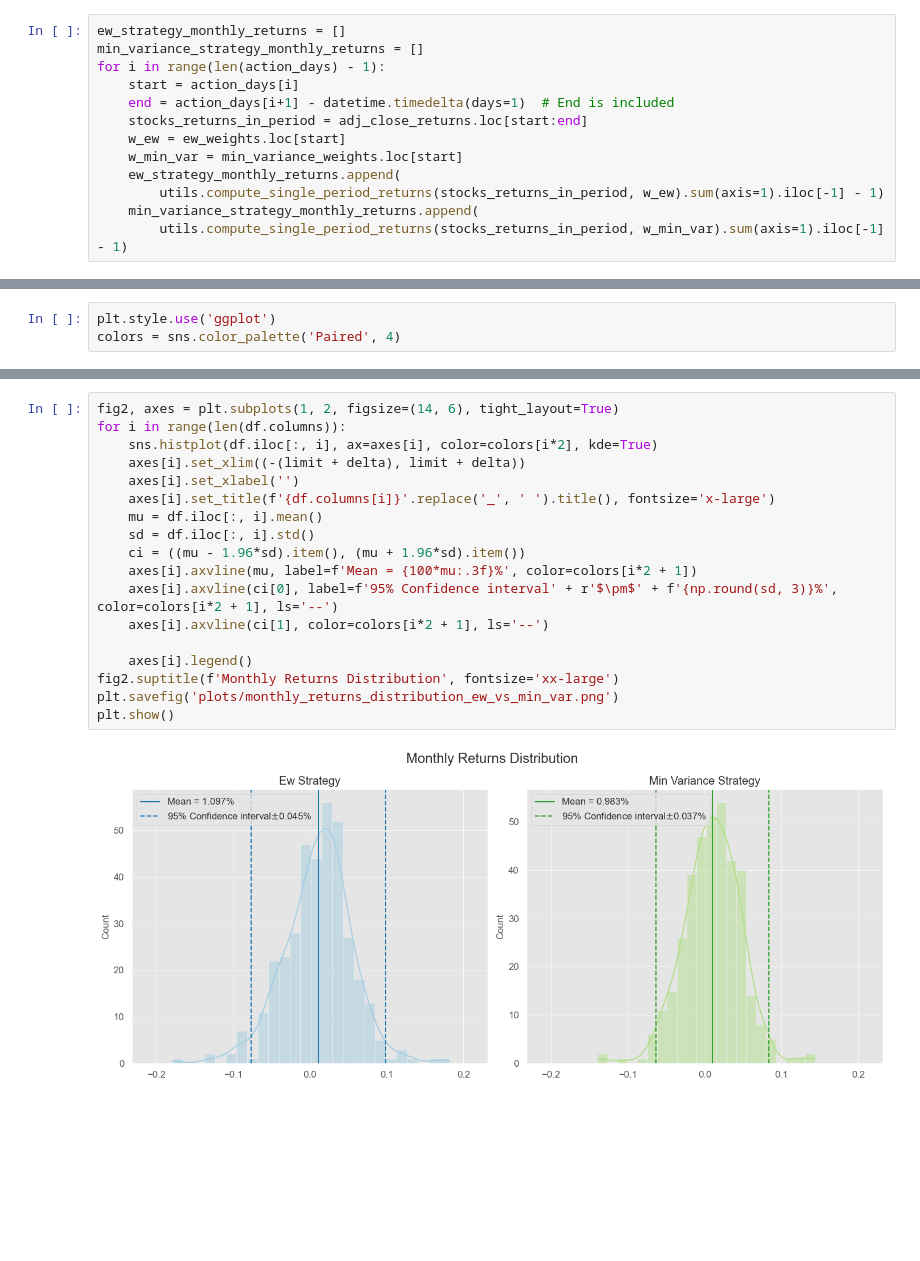
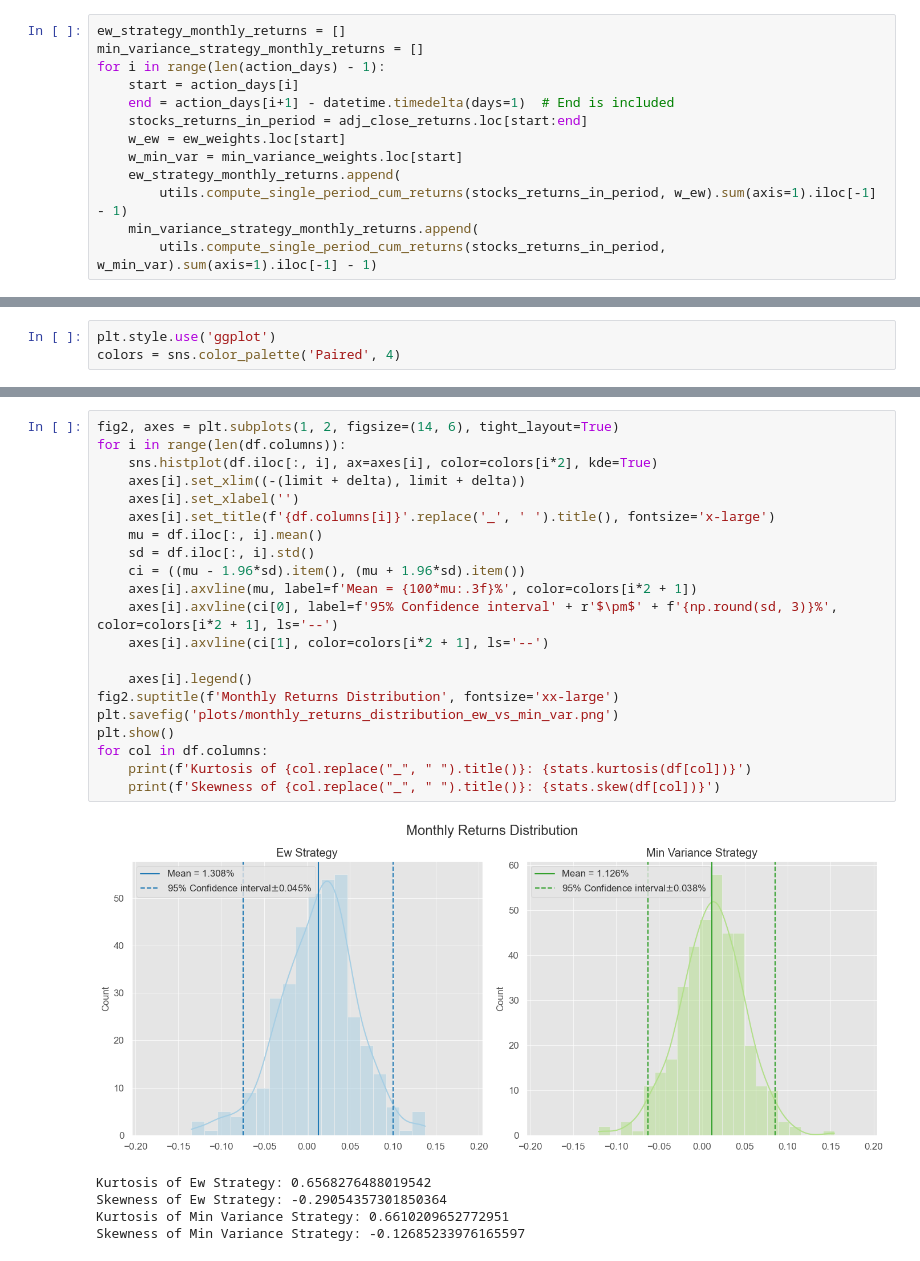
Before and after one commit to iltramont/MASTER_THESIS, a Jupyter notebook: run_strategies.ipynb, the cells around one changed output, grey strips where cells are left out. Cells and saved outputs as stored; diff of their text form; blank space fills up the shorter version.

```diff
--- a/run_strategies.ipynb
+++ b/run_strategies.ipynb
@@ -50,9 +51,9 @@ for i in range(len(action_days) - 1):
     w_ew = ew_weights.loc[start]
     w_min_var = min_variance_weights.loc[start]
     ew_strategy_monthly_returns.append(
-        utils.compute_single_period_returns(stocks_returns_in_period, w_ew).sum(axis=1).iloc[-1] - 1)
+        utils.compute_single_period_cum_returns(stocks_returns_in_period, w_ew).sum(axis=1).iloc[-1] - 1)
     min_variance_strategy_monthly_returns.append(
-        utils.compute_single_period_returns(stocks_returns_in_period, w_min_var).sum(axis=1).iloc[-1] - 1)
+        utils.compute_single_period_cum_returns(stocks_returns_in_period, w_min_var).sum(axis=1).iloc[-1] - 1)
 # %%
 df_strategy_monthly = pd.DataFrame(
     {
@@ -103,20 +104,27 @@ plt.show()
 # %%
 fig2, axes = plt.subplots(1, 2, figsize=(14, 6), tight_layout=True)
 for i in range(len(df.columns)):
     sns.histplot(df.iloc[:, i], ax=axes[i], color=colors[i*2], kde=True)
     axes[i].set_xlim((-(limit + delta), limit + delta))
     axes[i].set_xlabel('')
     axes[i].set_title(f'{df.columns[i]}'.replace('_', ' ').title(), fontsize='x-large')
     mu = df.iloc[:, i].mean()
     sd = df.iloc[:, i].std()
     ci = ((mu - 1.96*sd).item(), (mu + 1.96*sd).item())
     axes[i].axvline(mu, label=f'Mean = {100*mu:.3f}%', color=colors[i*2 + 1])
     axes[i].axvline(ci[0], label=f'95% Confidence interval' + r'$\pm$' + f'{np.round(sd, 3)}%', color=colors[i*2 + 1], ls='--')
     axes[i].axvline(ci[1], color=colors[i*2 + 1], ls='--')
 
     axes[i].legend()
 fig2.suptitle(f'Monthly Returns Distribution', fontsize='xx-large')
 plt.savefig('plots/monthly_returns_distribution_ew_vs_min_var.png')
 plt.show()
+for col in df.columns:
+    print(f'Kurtosis of {col.replace("_", " ").title()}: {stats.kurtosis(df[col])}')
+    print(f'Skewness of {col.replace("_", " ").title()}: {stats.skew(df[col])}')
 # %% [output]
-[figure, old version]
+[figure, new version]
+Kurtosis of Ew Strategy: 0.6568276488019542
+Skewness of Ew Strategy: -0.29054357301850364
+Kurtosis of Min Variance Strategy: 0.6610209652772951
+Skewness of Min Variance Strategy: -0.12685233976165597
```
Also changed, not shown: parts of 7 cells of this notebook, 5 other files.
